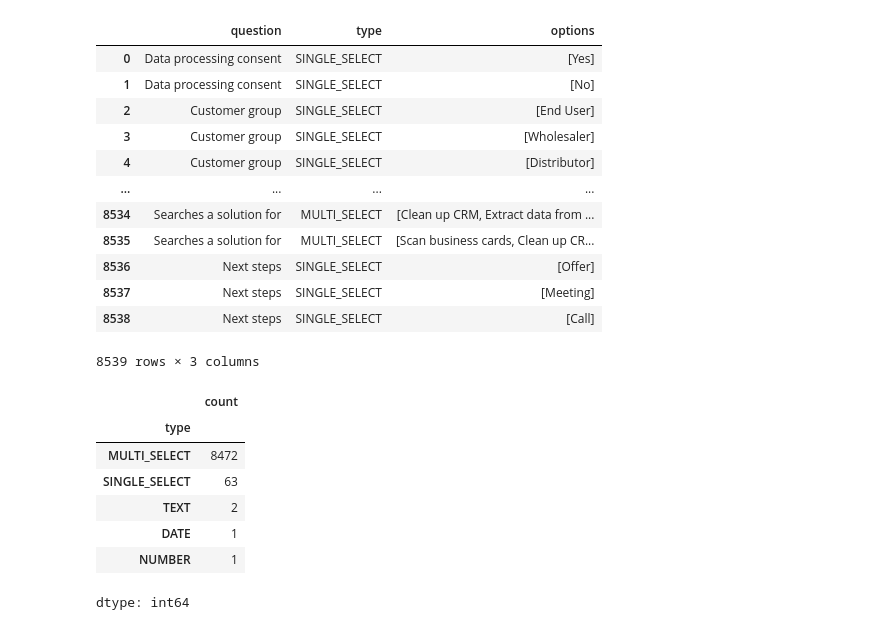
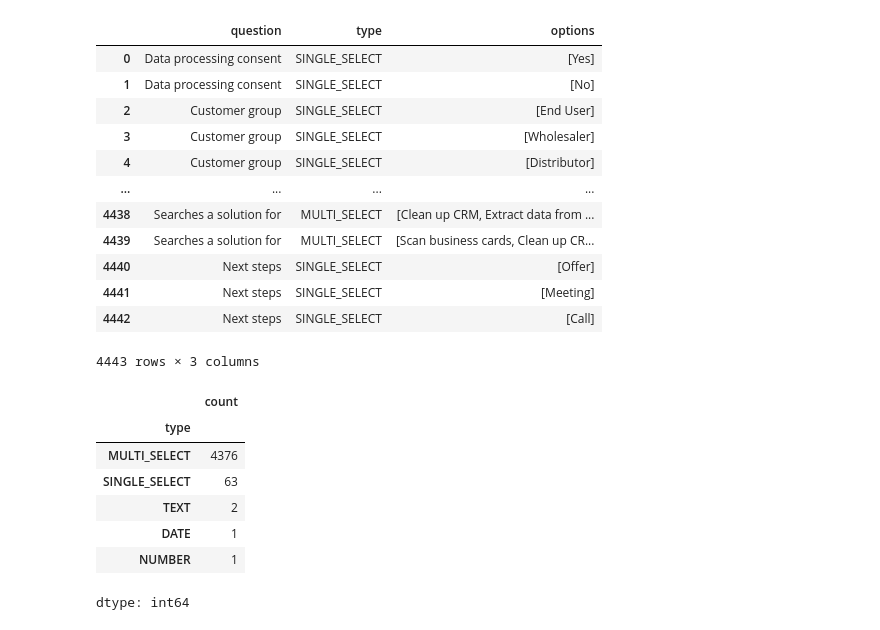
Before and after one commit to alexk2206/tds_capstone, a Jupyter notebook: answer_combinations.ipynb, the cells around one changed output. Cells and saved outputs as stored; diff of their text form; code cells hidden in the pictures.

```diff
--- a/answer_combinations.ipynb
+++ b/answer_combinations.ipynb
@@ -36,9 +36,9 @@ all_questions_df
 | 23 | 72f9264b-8228-4f14-8387-a4d49797cfa0 | MULTI_SELECT | Searches a solution for | Scan business cards, Clean up CRM... |
 | 24 | 6c5535e3-7d9f-4b81-9b44-e3c1a571bc51 | SINGLE_SELECT | Next steps | Offer, Meeting, Call |
 # %%
-filtered_df = all_questions_df#[(all_questions_df['type'] == 'MULTI_SELECT') | (all_questions_df['type'] == 'SINGLE_SELECT')]
+all_questions_df_filtered = all_questions_df#[(all_questions_df['type'] == 'MULTI_SELECT') | (all_questions_df['type'] == 'SINGLE_SELECT')]
 
-filtered_df
+all_questions_df_filtered
 # %% [output]
 |  | id | type | question | options |
 | 0 | aa2d8cdd-0758-4035-b0b6-ca18e2f380d8 | SINGLE_SELECT | Data processing consent | Yes, No |
@@ -60,53 +60,53 @@ filtered_df
 # %%
 from itertools import chain, combinations
 
-def generate_combinations_with_empty(options_list):
-    return list(chain.from_iterable(combinations(options_list, r) for r in range(0, len(options_list) + 1)))
+def generate_combinations(options_list, max_size):
+    return list(chain.from_iterable(combinations(options_list, r) for r in range(0, min(len(options_list), max_size) + 1)))
 
-filtered_df['options'] = filtered_df['options'].str.split(', ')
+all_questions_df_filtered['options'] = all_questions_df_filtered['options'].str.split(', ')
 
 expanded_rows = []
 
 # Iteriere über alle Zeilen im DataFrame
-for _, row in filtered_df.iterrows():
+for _, row in all_questions_df_filtered.iterrows():
     question = row['question']
     options_list = row['options']
     question_type = row['type']
 
     if question_type == 'MULTI_SELECT':
-        options_combinations = generate_combinations_with_empty(options_list)
+        options_combinations = generate_combinations(options_list, max_size = 6)
         for combo in options_combinations:
             expanded_rows.append({'question': question, 'type': question_type, 'options': list(combo)})
     elif question_type == 'SINGLE_SELECT':
         for option in options_list:
             expanded_rows.append({'question': question, 'type': question_type, 'options': [option]})
     else:
         expanded_rows.append({'question': question, 'type': question_type, 'options': options_list})
 
-expanded_df = pd.DataFrame(expanded_rows)
+answer_combinations = pd.DataFrame(expanded_rows)
 
-expanded_df
+answer_combinations
 # %% [output]
 |  | question | type | options |
 | 0 | Data processing consent | SINGLE_SELECT | [Yes] |
 | 1 | Data processing consent | SINGLE_SELECT | [No] |
 | 2 | Customer group | SINGLE_SELECT | [End User] |
 | 3 | Customer group | SINGLE_SELECT | [Wholesaler] |
 | 4 | Customer group | SINGLE_SELECT | [Distributor] |
 | ... | ... | ... | ... |
-| 8534 | Searches a solution for | MULTI_SELECT | [Clean up CRM, Extract data from ... |
-| 8535 | Searches a solution for | MULTI_SELECT | [Scan business cards, Clean up CR... |
-| 8536 | Next steps | SINGLE_SELECT | [Offer] |
-| 8537 | Next steps | SINGLE_SELECT | [Meeting] |
-| 8538 | Next steps | SINGLE_SELECT | [Call] |
+| 4438 | Searches a solution for | MULTI_SELECT | [Clean up CRM, Extract data from ... |
+| 4439 | Searches a solution for | MULTI_SELECT | [Scan business cards, Clean up CR... |
+| 4440 | Next steps | SINGLE_SELECT | [Offer] |
+| 4441 | Next steps | SINGLE_SELECT | [Meeting] |
+| 4442 | Next steps | SINGLE_SELECT | [Call] |
-8539 rows × 3 columns
+4443 rows × 3 columns
 # %%
 # count number of types
-expanded_df['type'].value_counts()
+answer_combinations['type'].value_counts()
 # %% [output]
 |  | count |
 | type |  |
-| MULTI_SELECT | 8472 |
+| MULTI_SELECT | 4376 |
 | SINGLE_SELECT | 63 |
 | TEXT | 2 |
 | DATE | 1 |
```
Also changed, not shown: parts of 2 cells of this notebook.
